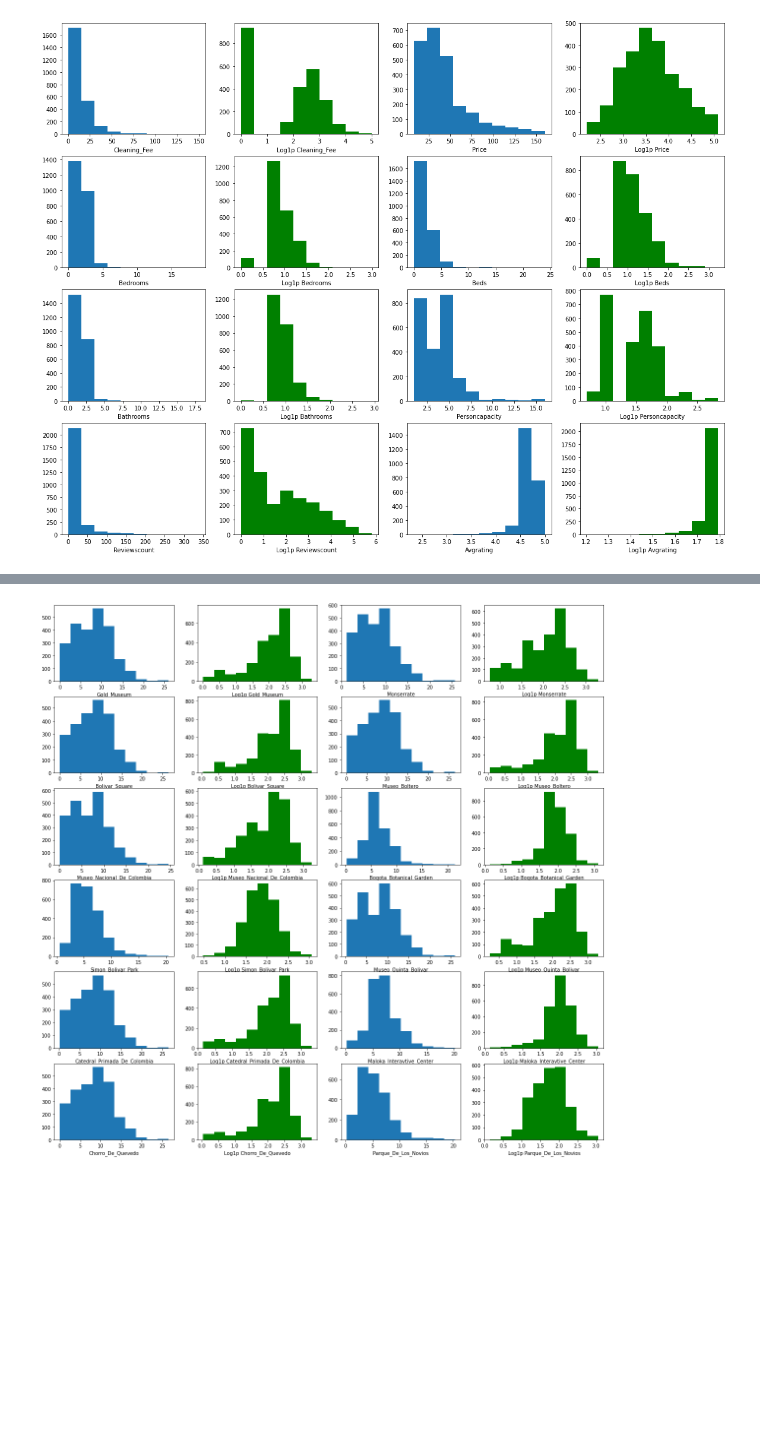
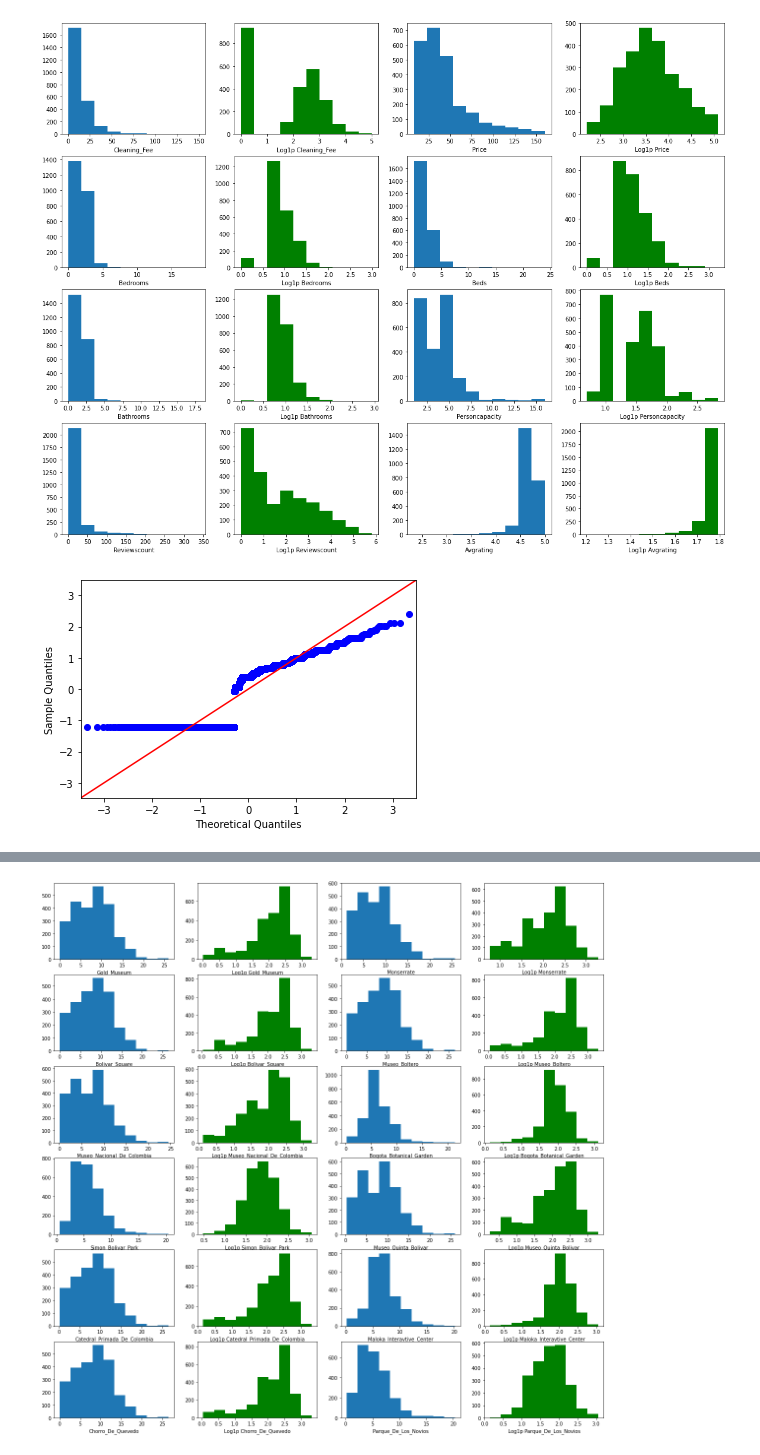
Before and after one commit to scottkds/airbnb_prices, a Jupyter notebook: models/Airbnb_regression2.ipynb, the cells around one changed output, grey strips where cells are left out. Cells and saved outputs as stored; diff of their text form; code cells hidden in the pictures; blank space fills up the shorter version.

Commit message:
Explored data transformations.

```diff
--- a/models/Airbnb_regression2.ipynb
+++ b/models/Airbnb_regression2.ipynb
@@ -174,0 +212,7 @@ for col in hist_cols:
+# %%
+ss = StandardScaler()
+cf = ss.fit_transform(np.log1p(rooms['cleaning_fee'].values.reshape(-1, 1)))
+cf = cf.reshape(1, -1)
+fig = sm.qqplot(cf[0], line='45')
+# %% [output]
+[figure, added]
```
Also changed, not shown: parts of 11 cells of this notebook.
